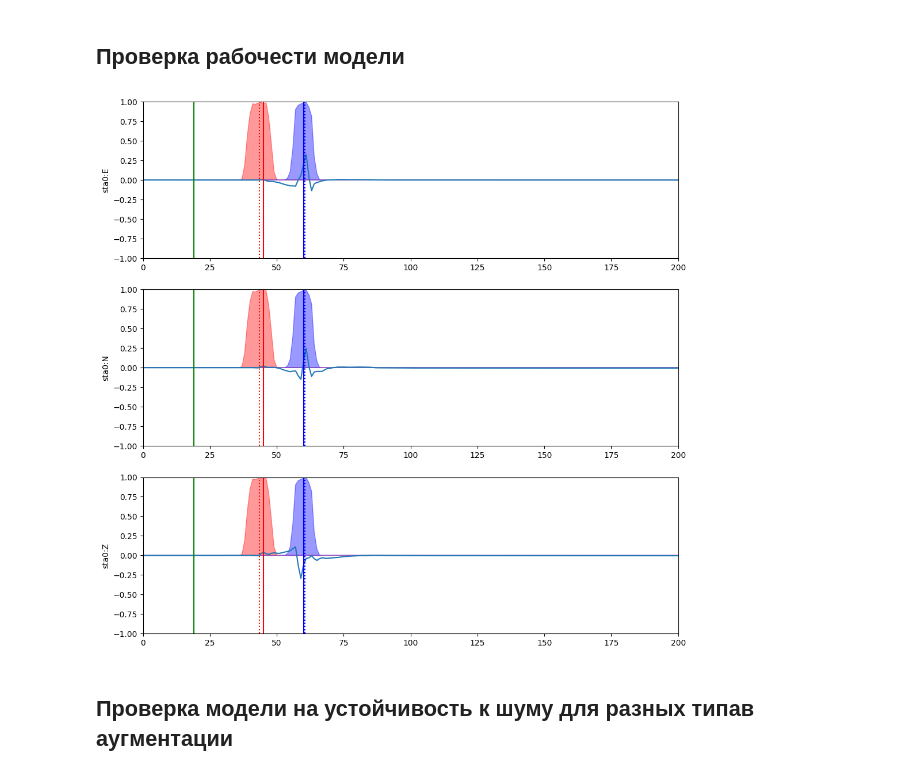
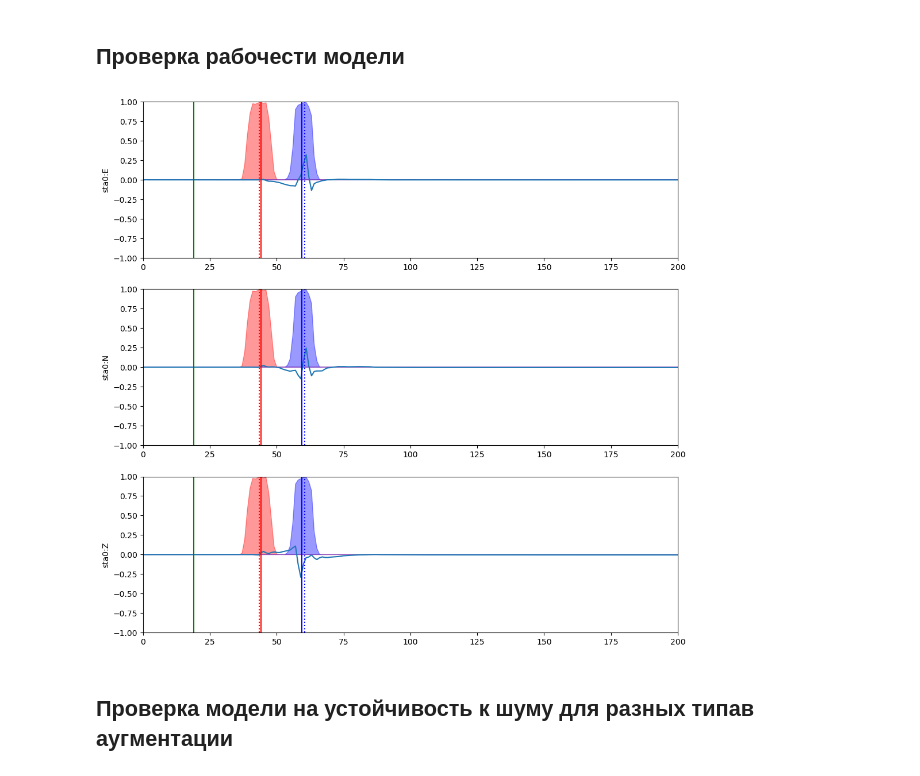
Before and after one commit to mexalon/Synth_wf_proc, a Jupyter notebook: Synth_wf_processing.ipynb, the cells around one changed output. Saved outputs shown, nothing was run; the diff lists cells and outputs as text; code cells hidden in the pictures.

```diff
--- a/Synth_wf_processing.ipynb
+++ b/Synth_wf_processing.ipynb
@@ -286,7 +286,7 @@ class ToOneHot:
         targets.update({'oh_arrivals': oh_arrivals})
         return traces, targets
 
-    def make_my_tricky_oh(self, x, oh_size, sharing=False):
+    def make_my_tricky_oh(self, x, oh_size, sharing=True):
         # makes tensor of sparse vectors of arbitrary shape
         # my mind is blowing
         lo_int = torch.floor(x)
@@ -405,7 +405,6 @@ def plot_sta(st, traces, targets, targets_hat=None):
         ax[ii].axvline(x=gt_line, color='g', label = 'strike') # strike moment
 
         gt_line = targets['arrivals'][st_idx][1]*s_rate
-        gt_line = np.ceil(gt_line) # this is for ceil one-hots!!!
         targets_oh = targets_hat[st_idx][0]
         targets_line = oh_to_sampl(targets_oh).clone().detach().numpy()
 
@@ -414,7 +413,6 @@ def plot_sta(st, traces, targets, targets_hat=None):
         ax[ii].axvline(x=targets_line, linestyle=':', color='r', label = 'p - wave') # target p-wave arrival
 
         gt_line = targets['arrivals'][st_idx][2]*s_rate
-        gt_line = np.ceil(gt_line) # this is for ceil one-hots!!!
         targets_oh = targets_hat[st_idx][1]
         targets_line = oh_to_sampl(targets_oh).clone().detach().numpy()
 
@@ -936,17 +941,17 @@ net.save(state_name)
 # %%
 %matplotlib inline
 params = BaseConfig()
 net = ArrNetwork(train_h5_path, test_h5_path, params)
-pt_path = '/content/model_states/c5342_00000_04_18_2023__10_55_59.pt'
+pt_path = f'{CURR_DIR}/model_states/c5342_00000_04_18_2023__10_55_59.pt'
 net.set_weights(pt_path)
 
 X, Y = next(iter(net.test_dl))
 x, y = X[42], Y[42]
 
-y_hat = net(x.unsqueeze(0)).squeeze(0).detach()
+y_hat = net(x.unsqueeze(0)).squeeze(0).detach().cpu()
 plot_sta('sta0', x, y, y_hat)
 # %% [output]
-[figure, old version]
+[figure, new version]
 # %% [markdown]
 ## Проверка модели на устойчивость к шуму для разных типав аугментации
 # %% [markdown]
```
Also changed, not shown: parts of 4 cells of this notebook.
